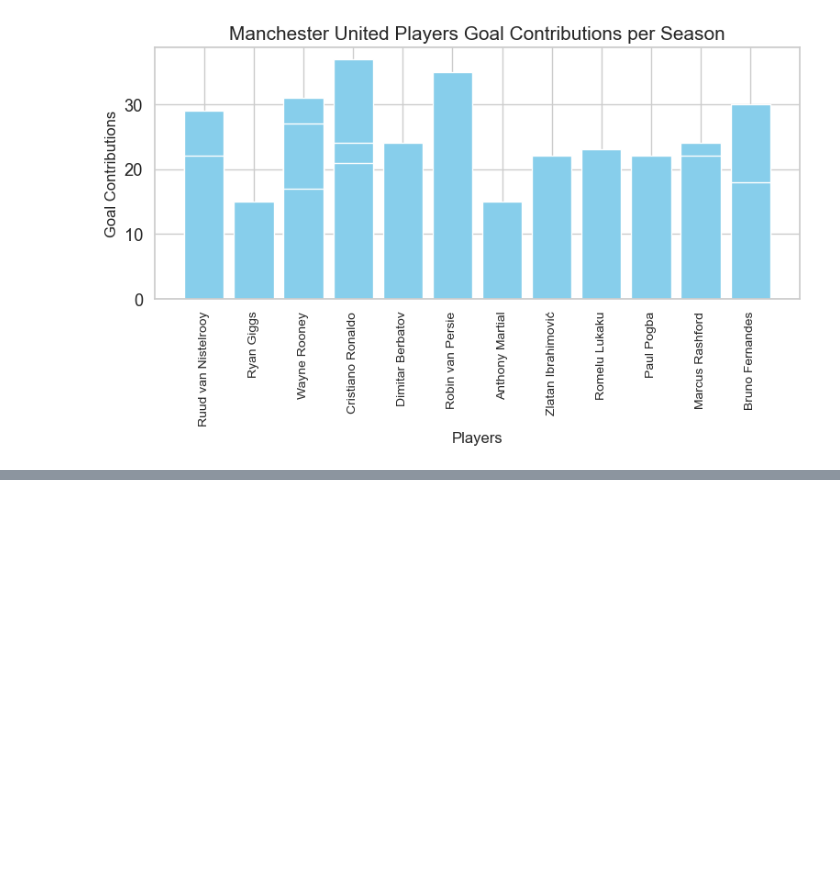
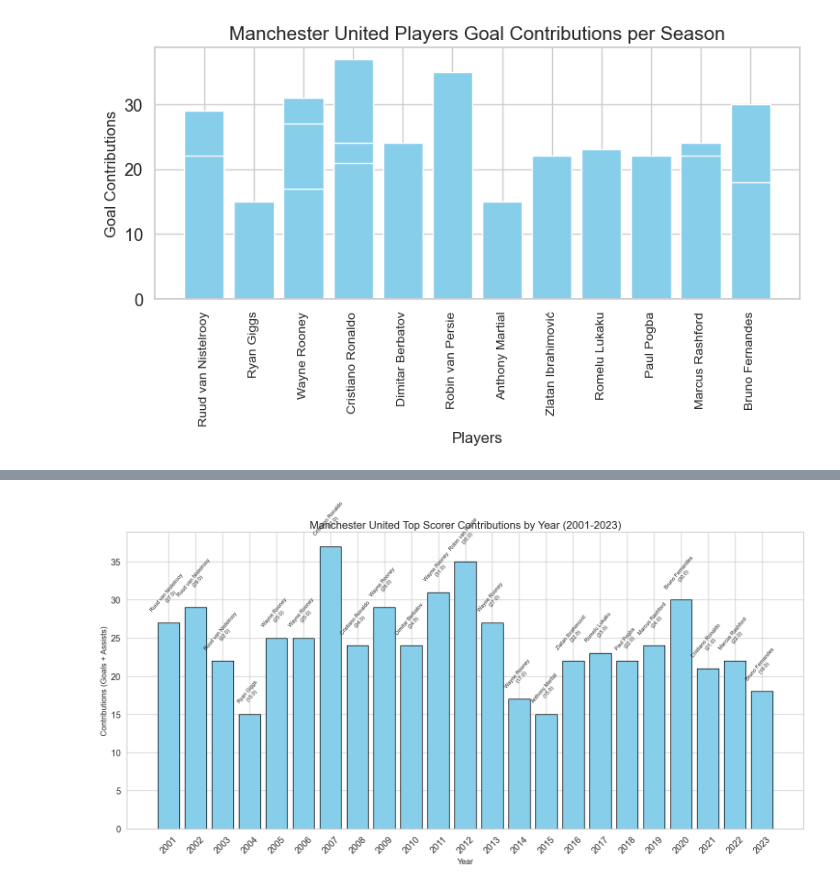
Before and after one commit to arnie12a/Manchester-United-Dashboard, a Jupyter notebook: viz.ipynb, the cells around one changed output, grey strips where cells are left out. Drawn from its saved outputs; the diff is of its cells as text; code cells hidden in the pictures; blank space fills up the shorter version.

Commit message:
adding photos to visualizations

```diff
--- a/viz.ipynb
+++ b/viz.ipynb
@@ -59,0 +100,25 @@ plt.show()
+# %%
+years = list(range(2001,2024,1))
+# %%
+import matplotlib.pyplot as plt
+
+
+# Plotting
+plt.figure(figsize=(15, 8))
+plt.bar(years, contributions, color='skyblue', edgecolor='black')
+
+# Adding labels
+for i, contribution in enumerate(contributions):
+    plt.text(years[i], contribution + 1, f"{players[i]}\n({contribution})",
+             ha='center', fontsize=8, rotation=80)
+
+plt.title('Manchester United Top Scorer Contributions by Year (2001-2023)', fontsize=16)
+plt.xlabel('Year', fontsize=12)
+plt.ylabel('Contributions (Goals + Assists)', fontsize=12)
+plt.xticks(years, rotation=45)
+plt.tight_layout()
+
+# Show plot
+plt.show()
+# %% [output]
+[figure, added]
```
Also changed, not shown: parts of 2 cells of this notebook, 13 other files.
